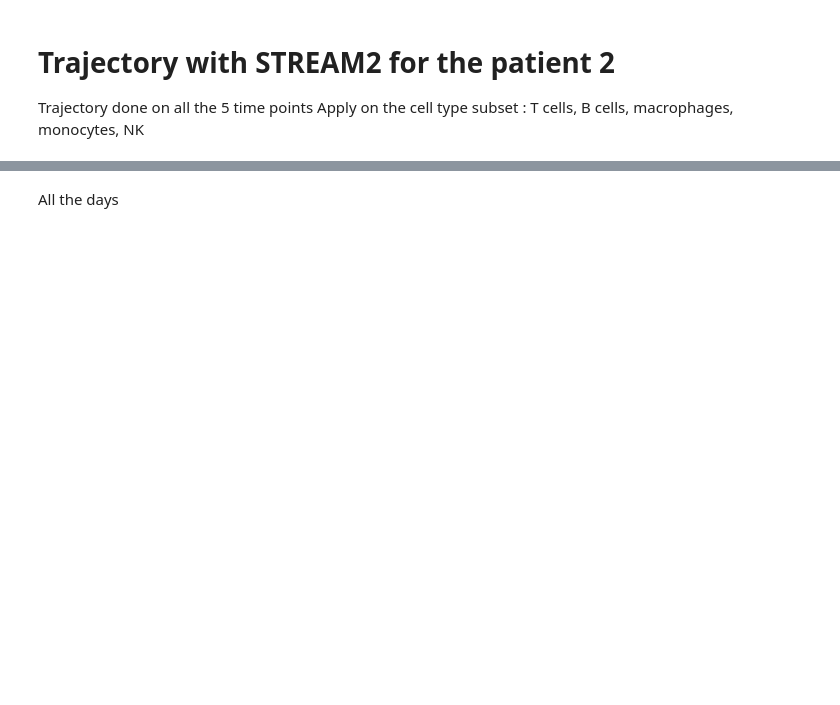
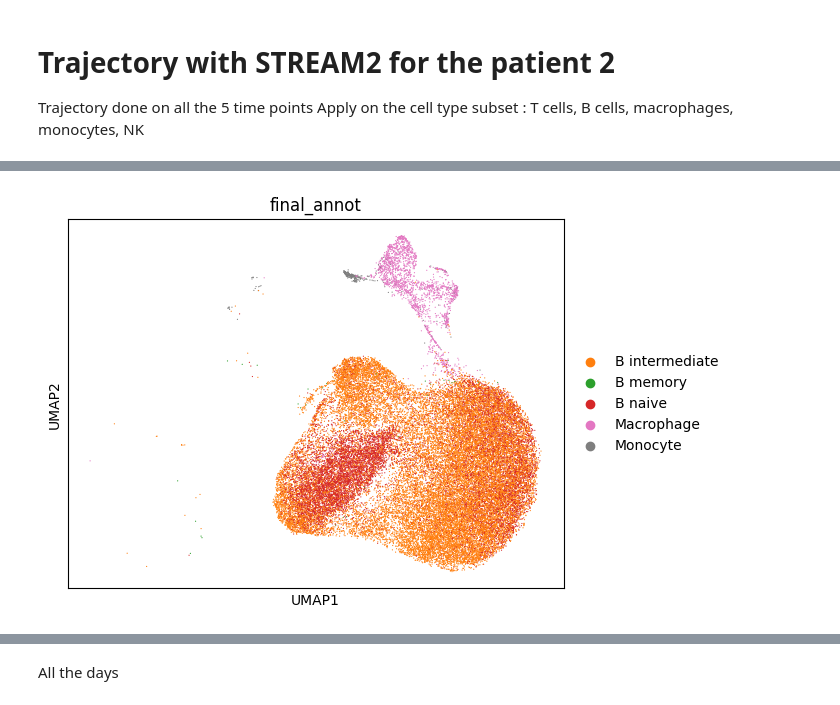
Before and after one commit to Augugustine/CITE-seq-analysis-CLL, a Jupyter notebook: 2-Analysis/Trajectory/STREAM2_patient2.ipynb, the cells around one changed output, grey strips where cells are left out. Cells and saved outputs as stored; diff of their text form; code cells hidden in the pictures; blank space fills up the shorter version.

```diff
--- a/2-Analysis/Trajectory/STREAM2_patient2.ipynb
+++ b/2-Analysis/Trajectory/STREAM2_patient2.ipynb
@@ -12,6 +12,6 @@ import scanpy as sc
 import matplotlib.pyplot as plt
 #!pip3 install leidenalg
 # %%
-adata = sc.read("Matrix/data_p2.h5ad")
+adata = sc.read("/home/a.blanc-boekholt/Documents/Singlecell-R/Scripts/Matrix/data_p2.h5ad")
 # %%
 sc.pl.umap(adata,color=['final_annot'])
@@ -18 +20,8 @@ sc.pl.umap(adata,color=['final_annot'])
+# %%
+cell_types_to_keep = [ 'B intermediate', 'B memory', 'B naive', 'Monocyte', 'Macrophage']
+adata = adata[adata.obs['final_annot'].isin(cell_types_to_keep)].copy()
+# %%
+sc.pl.umap(adata,color=['final_annot'])
+# %% [output]
+[figure, added]
 # %%
```
Also changed, not shown: parts of 11 cells of this notebook, 1 other file.
